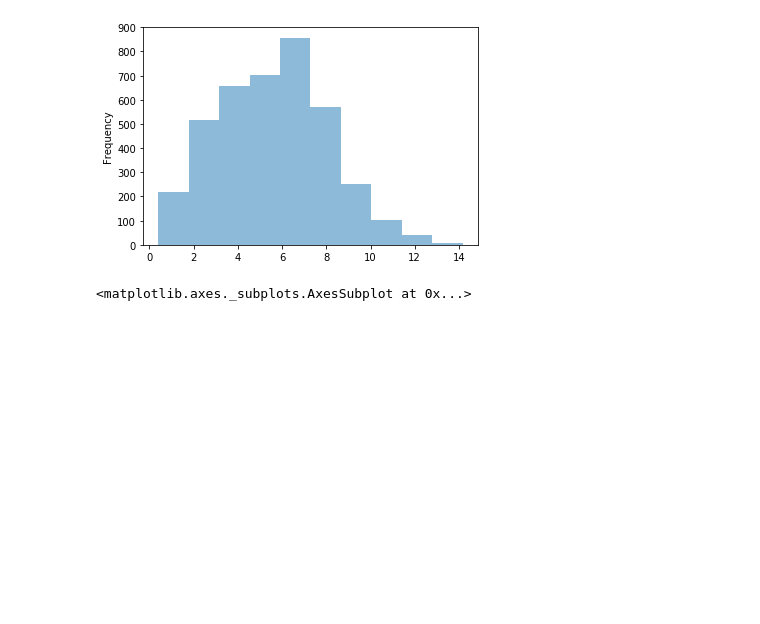
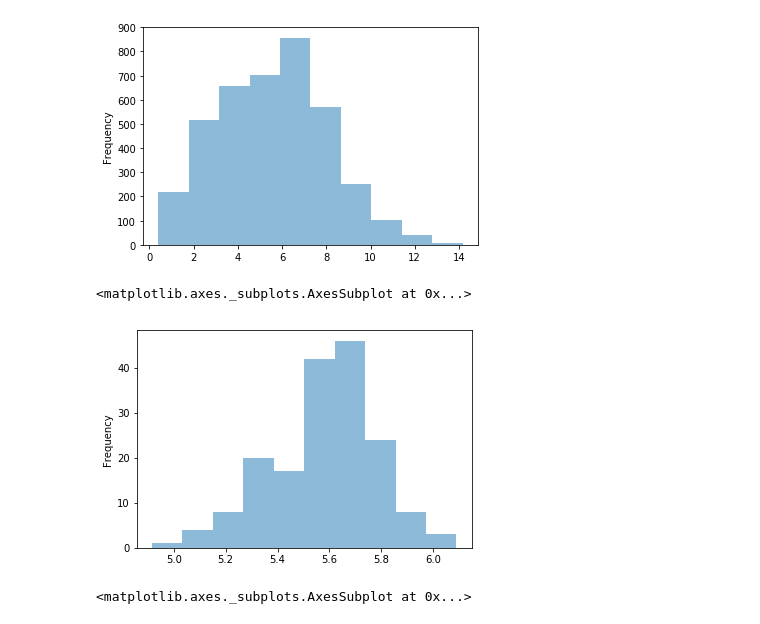
Before and after one commit to adamhockenberry/Growth-expression-translation, a Jupyter notebook: Code/scratch_SBS.ipynb, the cells around one changed output. Drawn from its saved outputs; the diff is of its cells as text; code cells hidden in the pictures; blank space fills up the shorter version.

```diff
--- a/Code/scratch_SBS.ipynb
+++ b/Code/scratch_SBS.ipynb
@@ -116,8 +128,7 @@ exp_data.head()
 | b0006 | 6.915771 | 6.897597 | 6.775645 | 6.782605 | 6.761813 | 6.816532 | ... |
 5 rows × 278 columns
 # %%
-for col in exp_data.columns:
-    if col != 'log-TPM':
-        if col not in metadata_clean['Sample ID'].tolist():
-            exp_data[col] = np.nan
+# for col in exp_data.columns:
+#     if col not in metadata_clean['Sample ID'].tolist():
+#         exp_data[col] = np.nan
 # %%
@@ -125,3 +136,6 @@ exp_data_clean = exp_data.dropna(axis='columns')
+# %%
+exp_data_clean = exp_data[metadata_clean['Sample ID']]
+assert list(metadata_clean['Sample ID']) == list(exp_data_clean.columns)
 # %%
 exp_data_clean.head()
 # %% [output]
@@ -141,6 +155,11 @@ exp_data_clean.mean(axis='columns').plot.hist(alpha=0.5)
 # %% [output]
 <matplotlib.axes._subplots.AxesSubplot at 0x...>
 [figure]
+# %%
+exp_data_clean.mean(axis='rows').plot.hist(alpha=0.5)
+# %% [output]
+<matplotlib.axes._subplots.AxesSubplot at 0x...>
+[figure, added]
 # %%
 #Median of expression data for each gene
 exp_data_clean.median(axis='columns').plot.hist(alpha=0.5)
```
Also changed, not shown: parts of 16 cells of this notebook.
